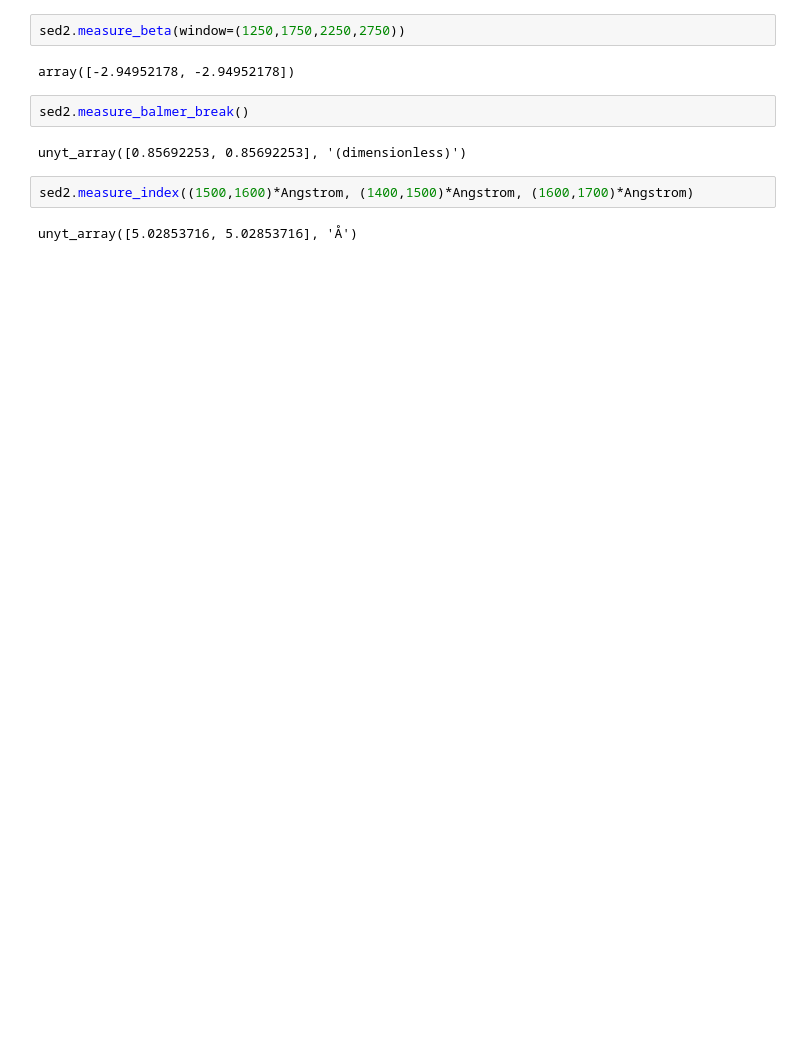
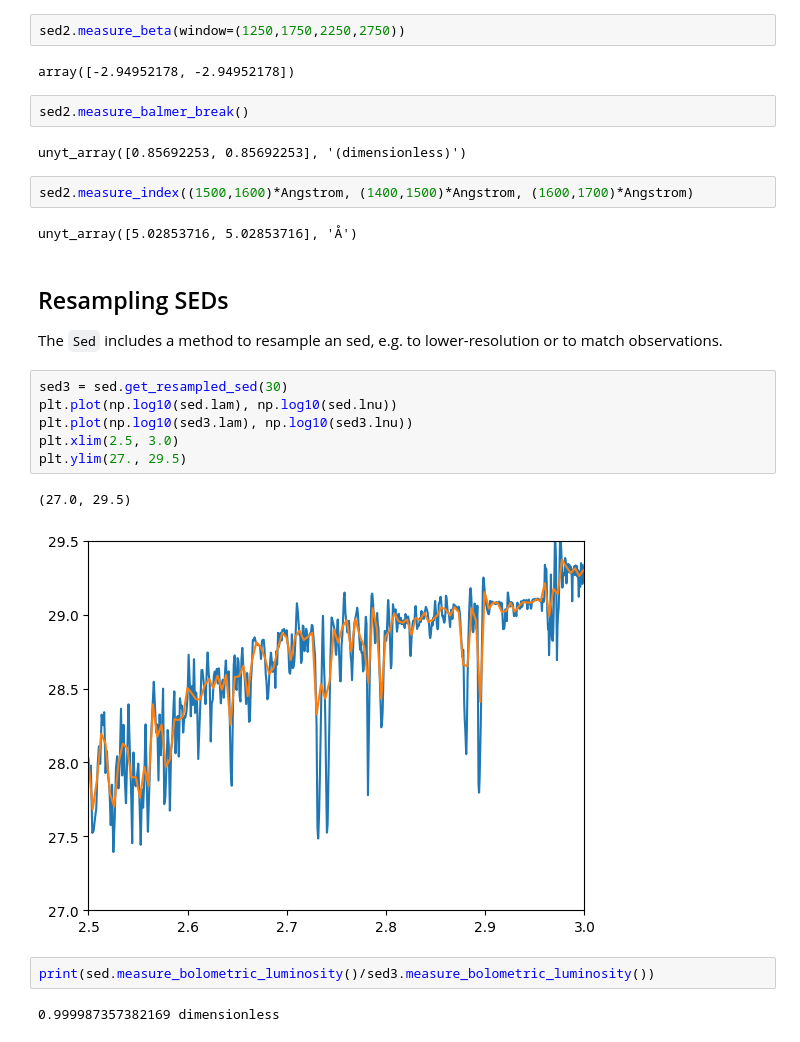
Before and after one commit to tHarvey303/synthesizer, a Jupyter notebook: docs/source/sed.ipynb, the cells around one changed output. Drawn from its saved outputs; the diff is of its cells as text; blank space fills up the shorter version.

```diff
--- a/docs/source/sed.ipynb
+++ b/docs/source/sed.ipynb
@@ -219,3 +221,20 @@ unyt_array([0.85692253, 0.85692253], '(dimensionless)')
 sed2.measure_index((1500,1600)*Angstrom, (1400,1500)*Angstrom, (1600,1700)*Angstrom)
 # %% [output]
 unyt_array([5.02853716, 5.02853716], 'Å')
+# %% [markdown]
+## Resampling SEDs
+
+The `Sed` includes a method to resample an sed, e.g. to lower-resolution or to match observations.
+# %%
+sed3 = sed.get_resampled_sed(30)
+plt.plot(np.log10(sed.lam), np.log10(sed.lnu))
+plt.plot(np.log10(sed3.lam), np.log10(sed3.lnu))
+plt.xlim(2.5, 3.0)
+plt.ylim(27., 29.5)
+# %% [output]
+(27.0, 29.5)
+[figure, added]
+# %%
+print(sed.measure_bolometric_luminosity()/sed3.measure_bolometric_luminosity())
+# %% [output]
+0.999987357382169 dimensionless
```
Also changed, not shown: parts of 18 cells of this notebook.
